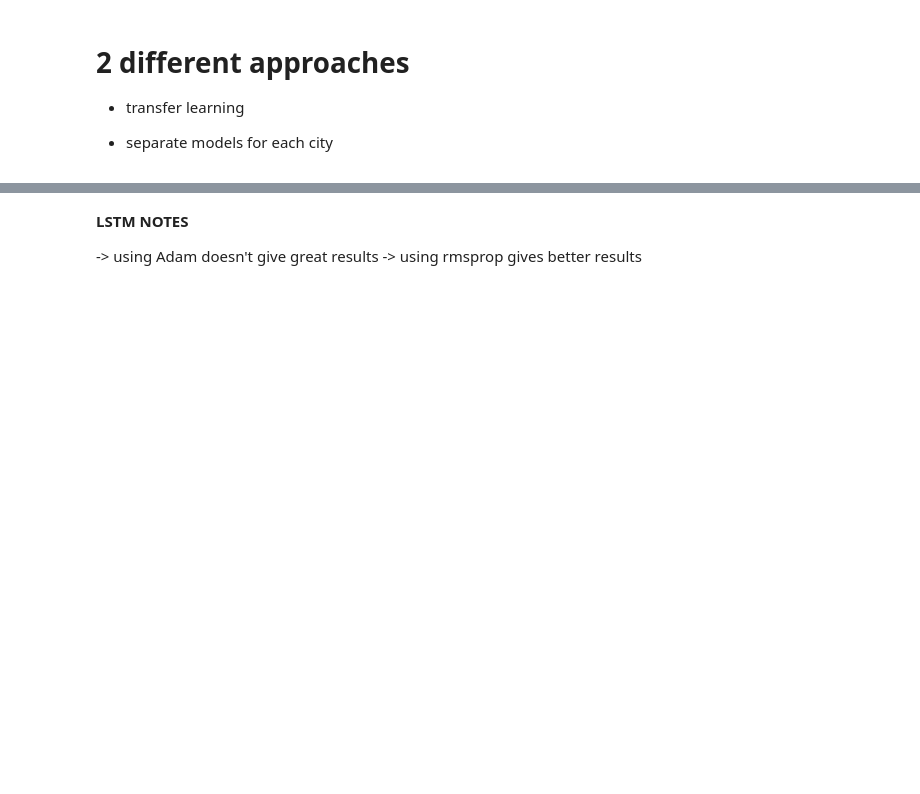
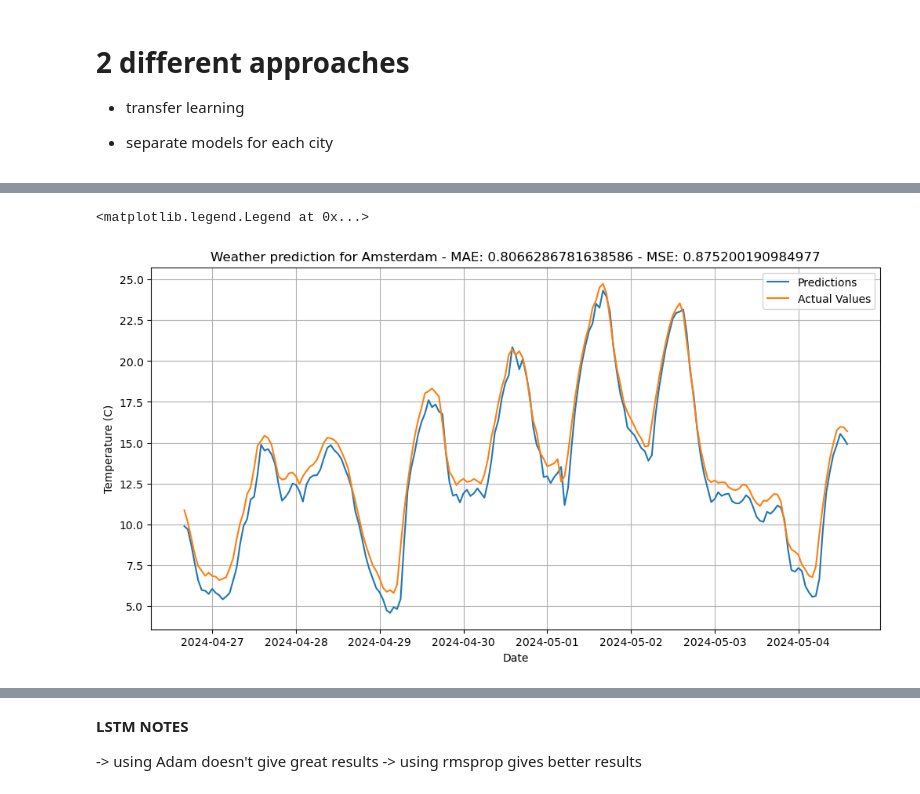
Before and after one commit to AlexaVT03/Project2-2, a Jupyter notebook: Project_2-2/Python/LSTM/LSTM.ipynb, the cells around one changed output, grey strips where cells are left out. Saved outputs shown, nothing was run; the diff lists cells and outputs as text; code cells hidden in the pictures; blank space fills up the shorter version.

```diff
--- a/Project_2-2/Python/LSTM/LSTM.ipynb
+++ b/Project_2-2/Python/LSTM/LSTM.ipynb
@@ -431,0 +394,12 @@ INFO:tensorflow:Assets written to: /Users/lpaggen/Documents/DACS COURSES/Project
+# %%
+plt.figure(figsize = (12, 6))
+plt.plot(Y_test.index[-len(true_predict):], true_predict - 273.15, label = "Predictions")
+plt.plot(Y_test[-len(true_predict):] - 273.15, label = "Actual Values")
+plt.title(f"Weather prediction for Amsterdam - MAE: {mae} - MSE: {mse}")
+plt.ylabel("Temperature (C)")
+plt.xlabel("Date")
+plt.grid(True)
+plt.legend()
+# %% [output]
+<matplotlib.legend.Legend at 0x...>
+[figure, added]
```
Also changed, not shown: parts of 23 cells of this notebook, 1 other file.
